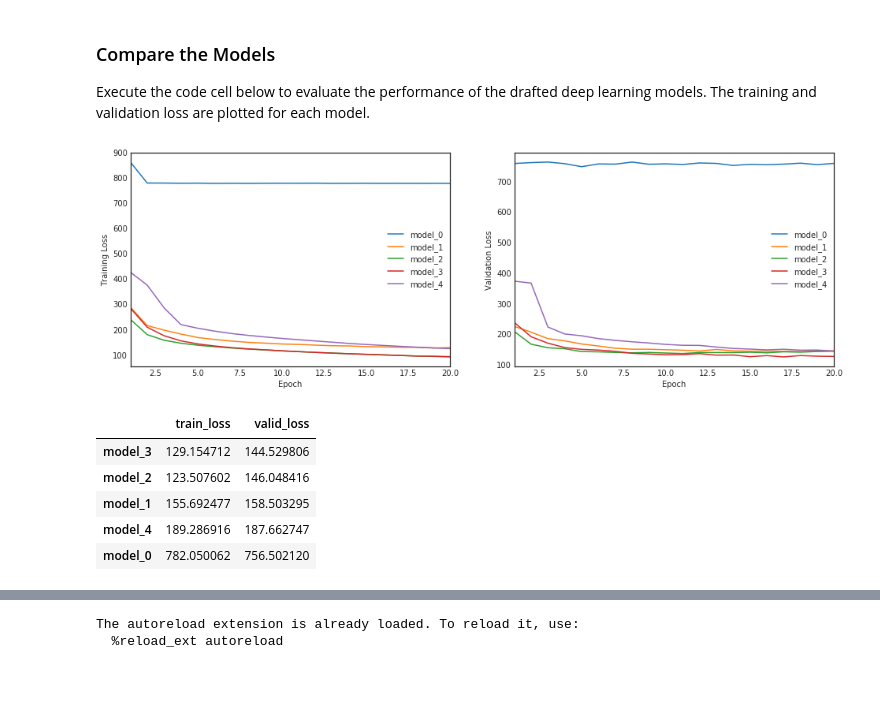
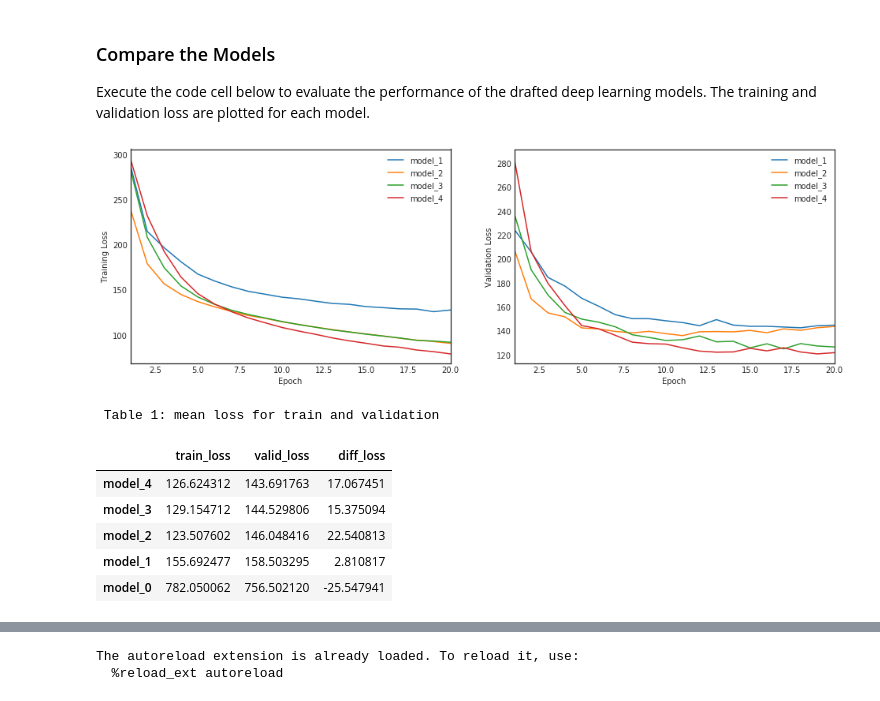
Before and after one commit to luoChengwen/nlp_random, a Jupyter notebook: VUI project/vui_notebook.ipynb, the cells around one changed output, grey strips where cells are left out. Saved outputs shown, nothing was run; the diff lists cells and outputs as text; code cells hidden in the pictures.

```diff
--- a/VUI project/vui_notebook.ipynb
+++ b/VUI project/vui_notebook.ipynb
@@ -522,49 +523,54 @@ sns.set_style(style='white')
 all_pickles = sorted(glob("results/*.pickle"))[:-1]
 # extract the name of each model
 model_names = [item[8:-7] for item in all_pickles]
 # extract the loss history for each model
 valid_loss = [pickle.load( open( i, "rb" ) )['val_loss'] for i in all_pickles]
 train_loss = [pickle.load( open( i, "rb" ) )['loss'] for i in all_pickles]
 # save the number of epochs used to train each model
 num_epochs = [len(valid_loss[i]) for i in range(len(valid_loss))]
 
 fig = plt.figure(figsize=(16,5))
 
 # plot the training loss vs. epoch for each model
 ax1 = fig.add_subplot(121)
 for i in range(len(all_pickles)):
-    ax1.plot(np.linspace(1, num_epochs[i], num_epochs[i]),
-            train_loss[i], label=model_names[i])
+    if i!=0:
+        ax1.plot(np.linspace(1, num_epochs[i], num_epochs[i]),
+                train_loss[i], label=model_names[i])
 # clean up the plot
 ax1.legend()
 ax1.set_xlim([1, max(num_epochs)])
 plt.xlabel('Epoch')
 plt.ylabel('Training Loss')
 
 # plot the validation loss vs. epoch for each model
 ax2 = fig.add_subplot(122)
 for i in range(len(all_pickles)):
-    ax2.plot(np.linspace(1, num_epochs[i], num_epochs[i]),
-            valid_loss[i], label=model_names[i])
+    if i!=0:
+        ax2.plot(np.linspace(1, num_epochs[i], num_epochs[i]),
+                valid_loss[i], label=model_names[i])
 # clean up the plot
 ax2.legend()
 ax2.set_xlim([1, max(num_epochs)])
 plt.xlabel('Epoch')
 plt.ylabel('Validation Loss')
 plt.show()
 # %% [output]
-[figure, old version]
+[figure, new version]
 # %%
 import pandas as pd
-train_loss = pd.DataFrame(train_loss).mean(axis=1)
-valid_loss = pd.DataFrame(valid_loss).mean(axis=1)
-pd.DataFrame(train_loss, columns=['train_loss']
-            ).assign(valid_loss=valid_loss).set_index(
+train_loss2 = pd.DataFrame(train_loss).mean(axis=1)
+valid_loss2 = pd.DataFrame(valid_loss).mean(axis=1)
+df = pd.DataFrame(train_loss2, columns=['train_loss']
+            ).assign(valid_loss=valid_loss2).set_index(
     pd.Series(model_names)).sort_values(by='valid_loss')
+print('\n Table 1: mean loss for train and validation')
+df.assign(diff_loss=df.valid_loss - df.train_loss)
 # %% [output]
+ Table 1: mean loss for train and validation
-|  | train_loss | valid_loss |
-| model_3 | 129.154712 | 144.529806 |
-| model_2 | 123.507602 | 146.048416 |
-| model_1 | 155.692477 | 158.503295 |
-| model_4 | 189.286916 | 187.662747 |
-| model_0 | 782.050062 | 756.502120 |
+|  | train_loss | valid_loss | diff_loss |
+| model_4 | 126.624312 | 143.691763 | 17.067451 |
+| model_3 | 129.154712 | 144.529806 | 15.375094 |
+| model_2 | 123.507602 | 146.048416 | 22.540813 |
+| model_1 | 155.692477 | 158.503295 | 2.810817 |
+| model_0 | 782.050062 | 756.502120 | -25.547941 |
```
Also changed, not shown: parts of 5 cells of this notebook.
